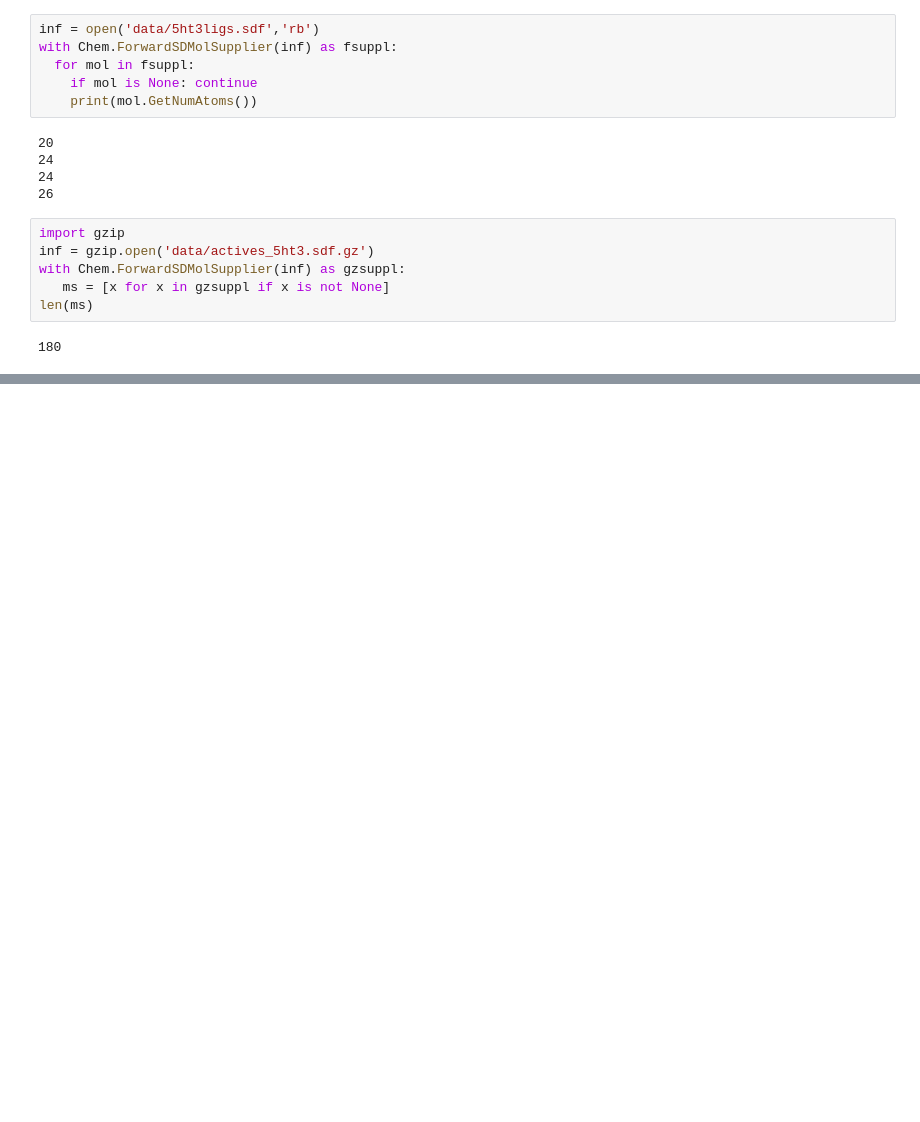
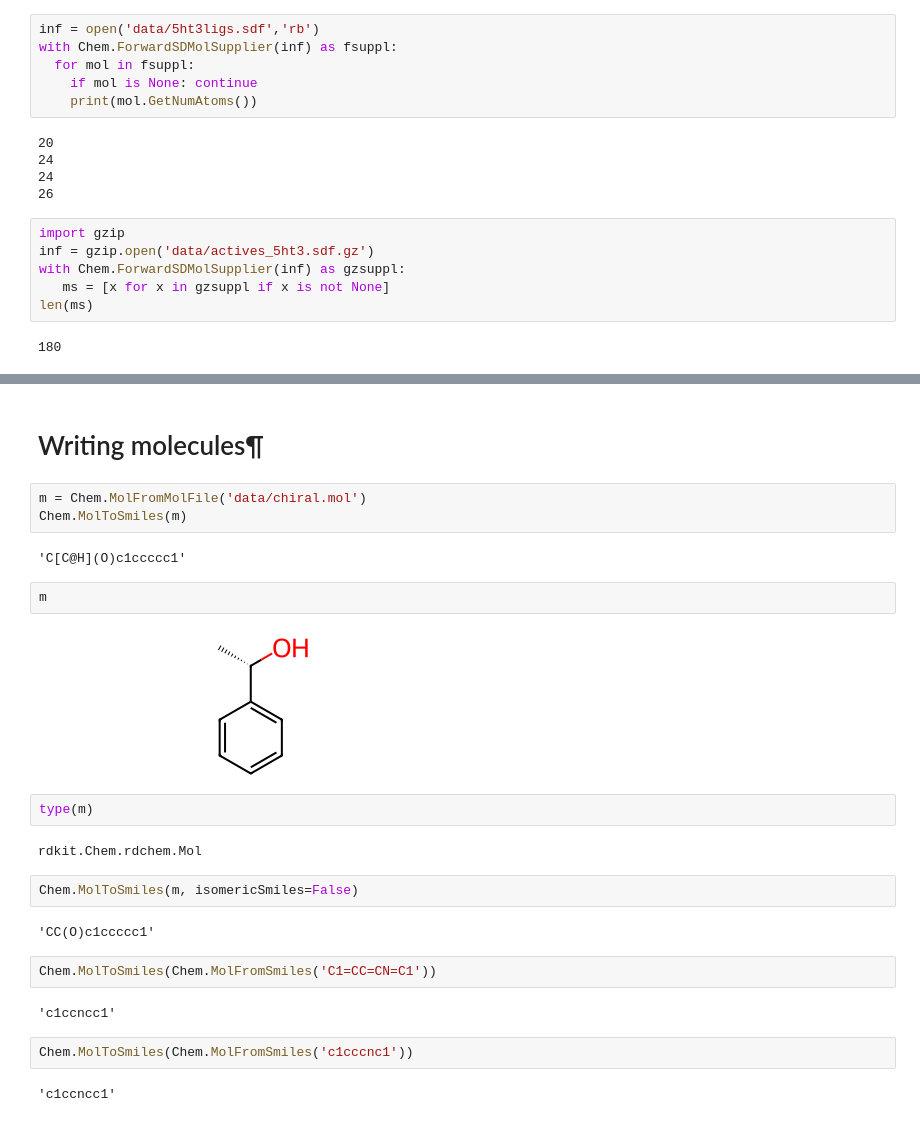
Before and after one commit to OccupyMars2025/Protenix, a Jupyter notebook: my-playground-study-rdkit.ipynb, the cells around one changed output, grey strips where cells are left out. Drawn from its saved outputs; the diff is of its cells as text; blank space fills up the shorter version.

```diff
--- a/my-playground-study-rdkit.ipynb
+++ b/my-playground-study-rdkit.ipynb
@@ -183,0 +202,27 @@ total 2.4M
+# %% [markdown]
+# Writing molecules¶
+# %%
+m = Chem.MolFromMolFile('data/chiral.mol')
+Chem.MolToSmiles(m)
+# %% [output]
+'C[C@H](O)c1ccccc1'
+# %%
+m
+# %% [output]
+[figure, added]
+# %%
+type(m)
+# %% [output]
+rdkit.Chem.rdchem.Mol
+# %%
+Chem.MolToSmiles(m, isomericSmiles=False)
+# %% [output]
+'CC(O)c1ccccc1'
+# %%
+Chem.MolToSmiles(Chem.MolFromSmiles('C1=CC=CN=C1'))
+# %% [output]
+'c1ccncc1'
+# %%
+Chem.MolToSmiles(Chem.MolFromSmiles('c1cccnc1'))
+# %% [output]
+'c1ccncc1'
```
Also changed, not shown: parts of 28 cells of this notebook.
